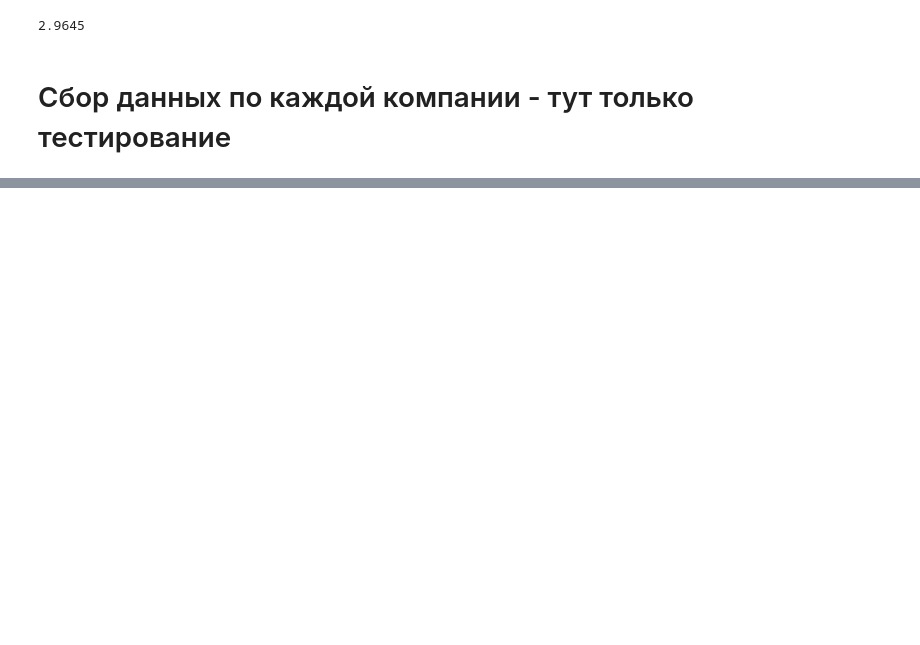
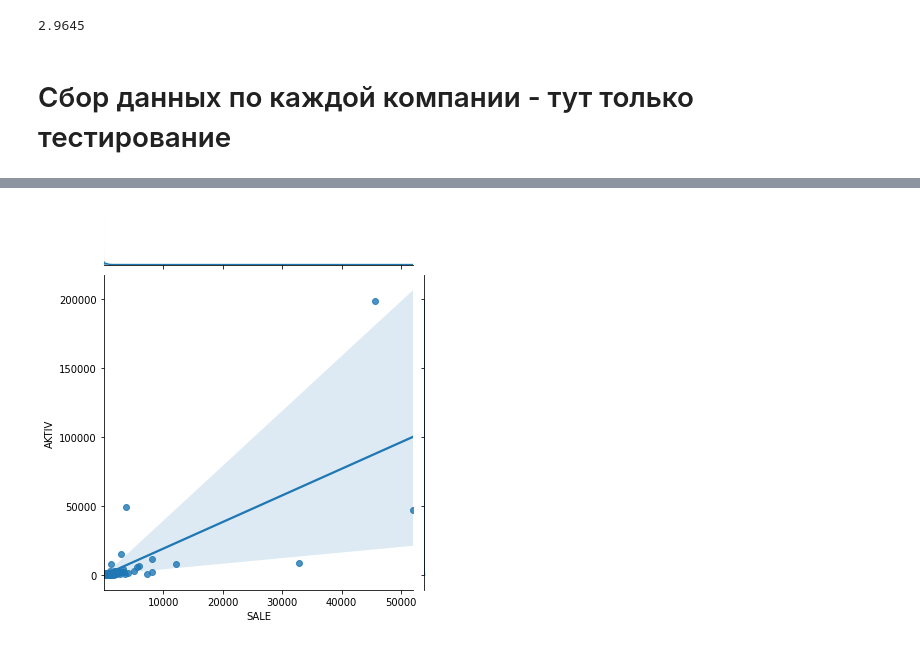
Before and after one commit to Alex478/Project_find_values, a Jupyter notebook: project_find_values.ipynb, the cells around one changed output, grey strips where cells are left out. Cells and saved outputs as stored; diff of their text form; code cells hidden in the pictures; blank space fills up the shorter version.

```diff
--- a/project_find_values.ipynb
+++ b/project_find_values.ipynb
@@ -408,0 +435,2 @@ Name: ед_изм_выр, dtype: int64
+# %%
+data_1 = data.copy() # скопируем файл
@@ -408,0 +444,8 @@ Name: ед_изм_выр, dtype: int64
+# %%
+# заведем новые столбцы
+data_1['AKTIV'] = data_1['aktiv'] * data_1['e_a']
+data_1['SALE'] = data_1['revenue'] * data_1['e_v']
+#data_1.head()
+# удалим старые столбцы
+data_1 = data_1.drop(['aktiv', 'e_a', 'revenue', 'e_v'], axis= 1)
+data_1.head(3)
@@ -408,0 +469,5 @@ Name: ед_изм_выр, dtype: int64
+# %%
+# совместное распределение по выручке и активам
+sns.jointplot(x='SALE', y='AKTIV', data=data_1, kind='reg');
+# %% [output]
+[figure, added]
```
Also changed, not shown: parts of 50 cells of this notebook.
